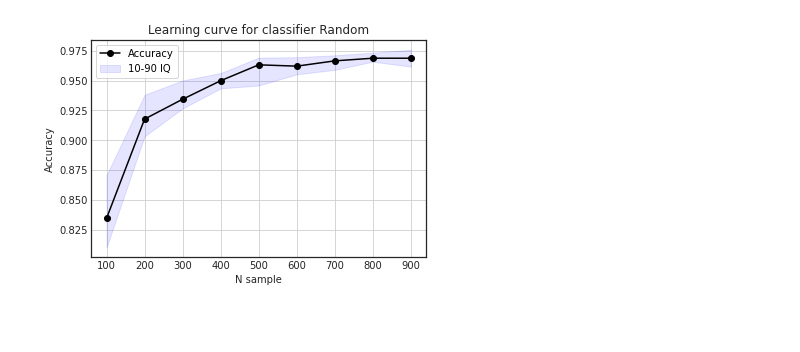
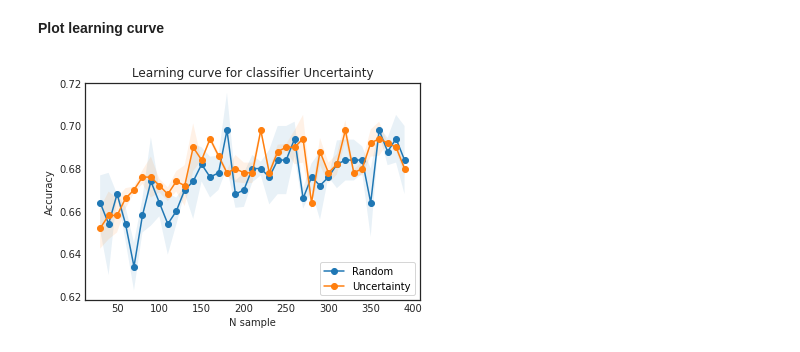
Before and after one commit to hafizbudi/active-learning, a Jupyter notebook: Digits_RS.ipynb, the cells around one changed output. Drawn from its saved outputs; the diff is of its cells as text; code cells hidden in the pictures; blank space fills up the shorter version.

```diff
--- a/Digits_RS.ipynb
+++ b/Digits_RS.ipynb
@@ -46,4 +73,4 @@ X = digits.images.reshape((n_samples, -1))
 Y = digits.target
 
 # train test split
-X_train, X_test, y_train, y_test = train_test_split(X, Y, test_size=0.25, shuffle=True)
+X_train, X_test, y_train, y_test = train_test_split(X, Y, test_size=0.25)
@@ -50,6 +79,6 @@ X_train, X_test, y_train, y_test = train_test_split(X, Y, test_size=0.25, shuffl
 # %%
-# data_points 100,...,900
-data_points=range(100,1000,100)
+# data_points 30,...,390
+data_points=range(30,400,10)
 
 # train a classifier and predict
 def train_and_predict(n_instances, X_train, y_train, X_test):
@@ -58,7 +87,6 @@ def train_and_predict(n_instances, X_train, y_train, X_test):
     dataset_size = len(X_train)
     potential_candidates = list(range(dataset_size))
     train_indexes = np.array(random.sample(potential_candidates, n_instances))
-    #print(train_indexes)
     clf.fit(X_train[train_indexes], y_train[train_indexes])
     predicted = clf.predict(X_test)
     return predicted
@@ -161,3 +161,0 @@ print(dataclasses.asdict(experiments[0]))
-# %%
-df = pd.DataFrame([dataclasses.asdict(e) for e in experiments])
-print(df)
@@ -179,5 +162,6 @@ print(df)
 # %%
 def plot_learning_curve(df, name):
+
     # Compute percentiles
     p10 = df.groupby('n_samples').quantile(.10)['accuracy']
     p50 = df.groupby('n_samples').median()['accuracy']
@@ -186,16 +170,22 @@ def plot_learning_curve(df, name):
 
     with plt.style.context('seaborn-white'):
         plt.title('Learning curve for classifier '+name)
-        plt.plot(training_sizes, p50, label='Accuracy', marker='o',color='k')
+        plt.plot(training_sizes, p50, label=name, marker='o')
 
         # show standard deviation
-        plt.fill_between(training_sizes, p10, p90,color='blue',alpha=0.1,label='10-90 IQ')
-    plt.legend(loc='upper left')
+        plt.fill_between(training_sizes, p10, p90,alpha=0.1)
+
+    plt.legend(loc='lower right')
     plt.xlabel("N sample")
     plt.ylabel("Accuracy")
     plt.grid()
-    plt.show()
-# %%
-plot_learning_curve(df,"Random")
-# %% [output]
-[figure, removed]
+# %% [markdown]
+**Plot learning curve**
+# %%
+df_random = pd.DataFrame([dataclasses.asdict(e) for e in experiments_random])
+df_us = pd.DataFrame([dataclasses.asdict(e) for e in experiments_uncertainty])
+
+plot_learning_curve(df_random, "Random")
+plot_learning_curve(df_us, "Uncertainty")
+# %% [output]
+[figure, added]
```
Also changed, not shown: parts of 17 cells of this notebook.
